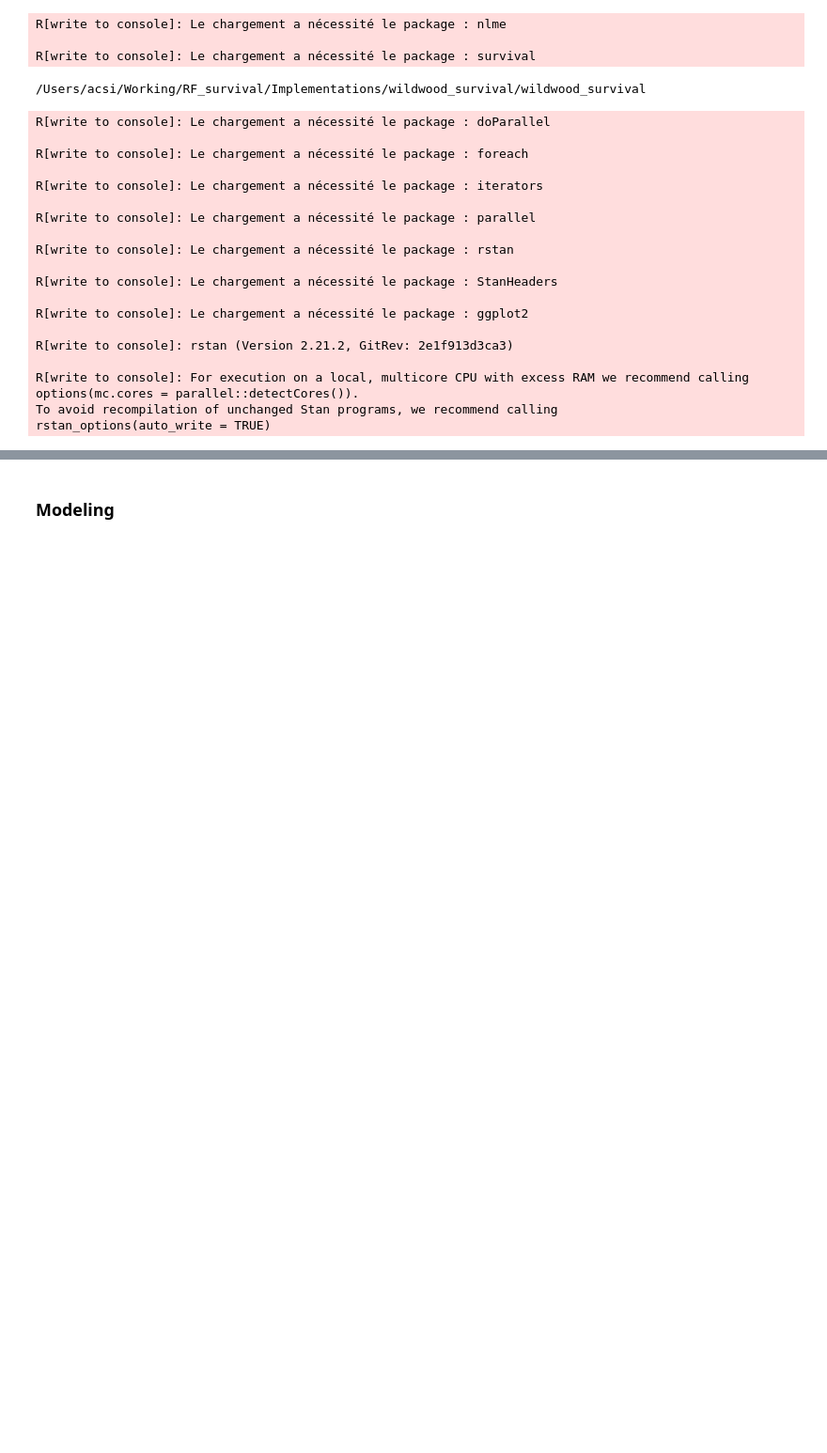
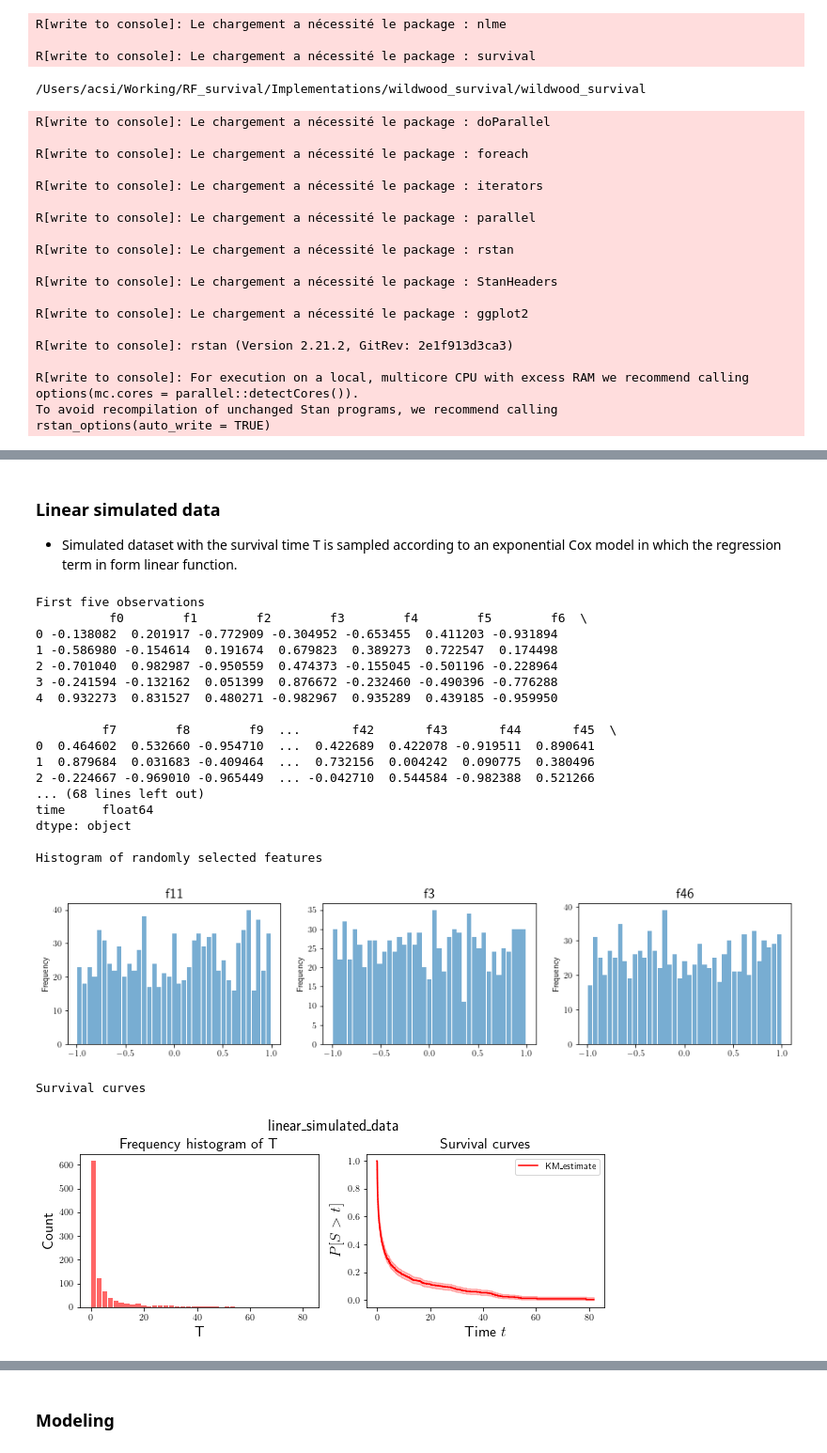
Before and after one commit to Califrais/wildwood-survival, a Jupyter notebook: wildwood_survival/Wildwood survival tutorial.ipynb, the cells around one changed output, grey strips where cells are left out. Shown at 94% size. Cells and saved outputs as stored; diff of their text form; code cells hidden in the pictures; blank space fills up the shorter version.

```diff
--- a/wildwood_survival/Wildwood survival tutorial.ipynb
+++ b/wildwood_survival/Wildwood survival tutorial.ipynb
@@ -32,0 +74,28 @@ rstan_options(auto_write = TRUE)
+# %% [markdown]
+### Linear simulated data
+
+- Simulated dataset with the survival time T is sampled according to an exponential Cox model in which the regression term in form linear function.
+# %%
+data_name = 'linear_simulated_data'
+data_stats(datas, data_name)
+# %% [output]
+First five observations
+          f0        f1        f2        f3        f4        f5        f6  \
+0 -0.138082  0.201917 -0.772909 -0.304952 -0.653455  0.411203 -0.931894
+1 -0.586980 -0.154614  0.191674  0.679823  0.389273  0.722547  0.174498
+2 -0.701040  0.982987 -0.950559  0.474373 -0.155045 -0.501196 -0.228964
+3 -0.241594 -0.132162  0.051399  0.876672 -0.232460 -0.490396 -0.776288
+4  0.932273  0.831527  0.480271 -0.982967  0.935289  0.439185 -0.959950
+
+         f7        f8        f9  ...       f42       f43       f44       f45  \
+0  0.464602  0.532660 -0.954710  ...  0.422689  0.422078 -0.919511  0.890641
+1  0.879684  0.031683 -0.409464  ...  0.732156  0.004242  0.090775  0.380496
+2 -0.224667 -0.969010 -0.965449  ... -0.042710  0.544584 -0.982388  0.521266
+... (68 lines left out)
+time     float64
+dtype: object
+
+Histogram of randomly selected features
+[figure, added]
+Survival curves
+[figure, added]
```
Also changed, not shown: parts of 17 cells of this notebook.
